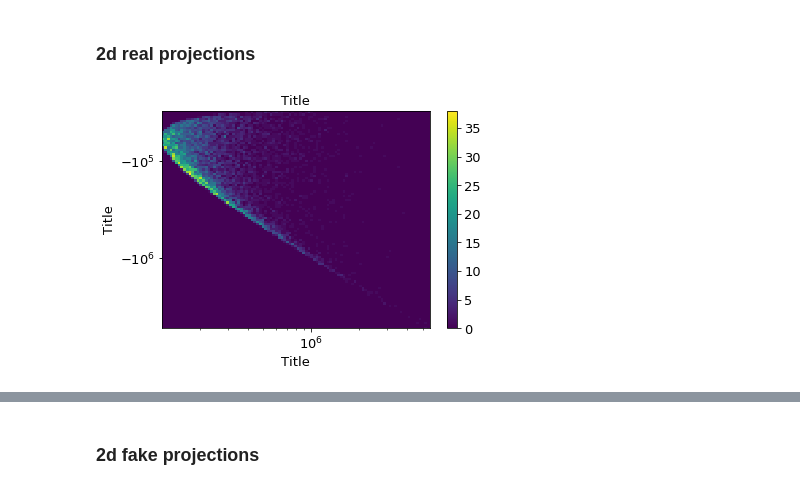
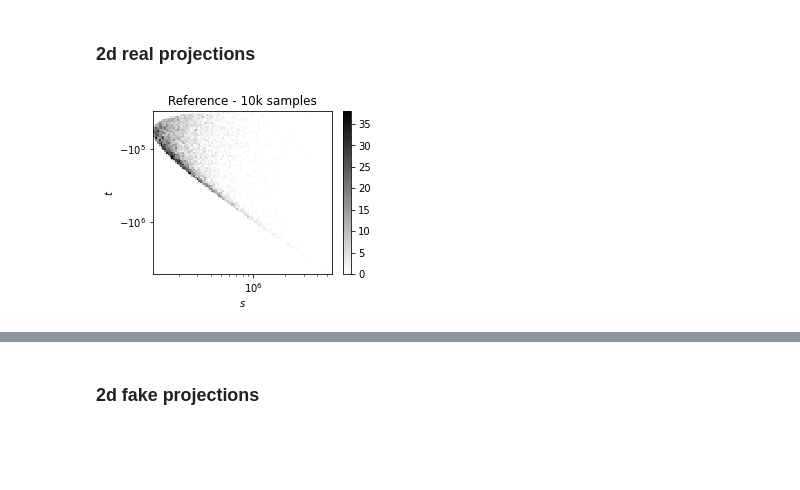
Before and after one commit to QTI-TH/style-qgan, a Jupyter notebook: classical-quantum-gan/results/plots_notebook/plots.ipynb, the cells around one changed output, grey strips where cells are left out. Drawn from its saved outputs; the diff is of its cells as text; code cells hidden in the pictures; blank space fills up the shorter version.

```diff
--- a/classical-quantum-gan/results/plots_notebook/plots.ipynb
+++ b/classical-quantum-gan/results/plots_notebook/plots.ipynb
@@ -503,44 +543,34 @@ plt.savefig(f"y-distribution_LHCdata_10k.pdf", bbox_inches='tight')
 # %% [markdown]
 ### 2d real projections
 # %%
-fig = plt.figure()
-plt.title('Title',fontsize=13)
-plt.ylabel('Title', fontsize=13)
-plt.xlabel('Title', fontsize=13)
-plt.hist2d(x_real1, -1*x_real2, [np.logspace(np.log10(min(x_real1)),np.log10(max(x_real1)),bins),-1*np.logspace(np.log10(max(x_real2)),np.log10(min(x_real2)),bins)], color='red', label='real', alpha=1.0, linewidths=0)
+plt.figure(figsize=(4,3))
+plt.title('Reference - 10k samples')
+plt.ylabel('$t$')
+plt.xlabel('$s$')
+plt.hist2d(x_real1, -1*x_real2, [np.logspace(np.log10(min(x_real1)),np.log10(max(x_real1)),bins),
+                                 -1*np.logspace(np.log10(max(x_real2)),np.log10(min(x_real2)),bins)],
+           linewidths=0, rasterized=True, cmap="binary")
 cbar = plt.colorbar()
-for t in cbar.ax.get_yticklabels():
-     t.set_fontsize(13)
-plt.xticks(fontsize=13)
-plt.yticks(fontsize=13)
 plt.xscale('log')
 plt.yscale('symlog')
-fig.savefig(f"s-t_REAL_10k.png", bbox_inches='tight')
+plt.savefig(f"s-t_REAL_10k.pdf", bbox_inches='tight')
 
-fig = plt.figure()
-plt.title('Title',fontsize=13)
-plt.ylabel('Title', fontsize=13)
-plt.xlabel('Title', fontsize=13)
-plt.xticks(fontsize=13)
-plt.yticks(fontsize=13)
-plt.hist2d(-1*x_real2, x_real3, [-1*np.logspace(np.log10(max(x_real2)),np.log10(min(x_real2)),bins),np.linspace(min(x_real3),max(x_real3),bins)], color='red', label='real', alpha=1.0, linewidths=0)
+plt.figure(figsize=(4,3))
+plt.title('Reference - 10k samples')
+plt.ylabel('$y$')
+plt.xlabel('$t$')
+plt.hist2d(-1*x_real2, x_real3, [-1*np.logspace(np.log10(max(x_real2)),np.log10(min(x_real2)),bins),np.linspace(min(x_real3),max(x_real3),bins)], color='red', label='real', alpha=1.0, linewidths=0, rasterized=True, cmap="binary")
 cbar = plt.colorbar()
-for t in cbar.ax.get_yticklabels():
-     t.set_fontsize(13)
 plt.xscale('symlog')
-fig.savefig(f"t-y_REAL_10k.png", bbox_inches='tight')
+plt.savefig(f"t-y_REAL_10k.pdf", bbox_inches='tight')
 
-fig = plt.figure()
-plt.title('Title',fontsize=13)
-plt.ylabel('Title', fontsize=13)
-plt.xlabel('Title', fontsize=13)
-plt.xticks(fontsize=13)
-plt.yticks(fontsize=13)
-plt.hist2d(x_real3, x_real1, [np.linspace(min(x_real3),max(x_real3),bins),np.logspace(np.log10(min(x_real1)),np.log10(max(x_real1)),bins)], color='red', label='real', alpha=1.0, linewidths=0)
+plt.figure(figsize=(4,3))
+plt.title('Reference - 10k samples')
+plt.ylabel('$s$')
+plt.xlabel('$y$')
+plt.hist2d(x_real3, x_real1, [np.linspace(min(x_real3),max(x_real3),bins),np.logspace(np.log10(min(x_real1)),np.log10(max(x_real1)),bins)], color='red', label='real', alpha=1.0, linewidths=0, rasterized=True, cmap="binary")
 cbar = plt.colorbar()
-for t in cbar.ax.get_yticklabels():
-     t.set_fontsize(13)
 plt.yscale('log')
-fig.savefig(f"y-s_REAL_10k.png", bbox_inches='tight')
+plt.savefig(f"y-s_REAL_10k.pdf", bbox_inches='tight')
 # %% [output]
-[figure, old version]
+[figure, new version]
```
Also changed, not shown: parts of 23 cells of this notebook, 57 other files.
